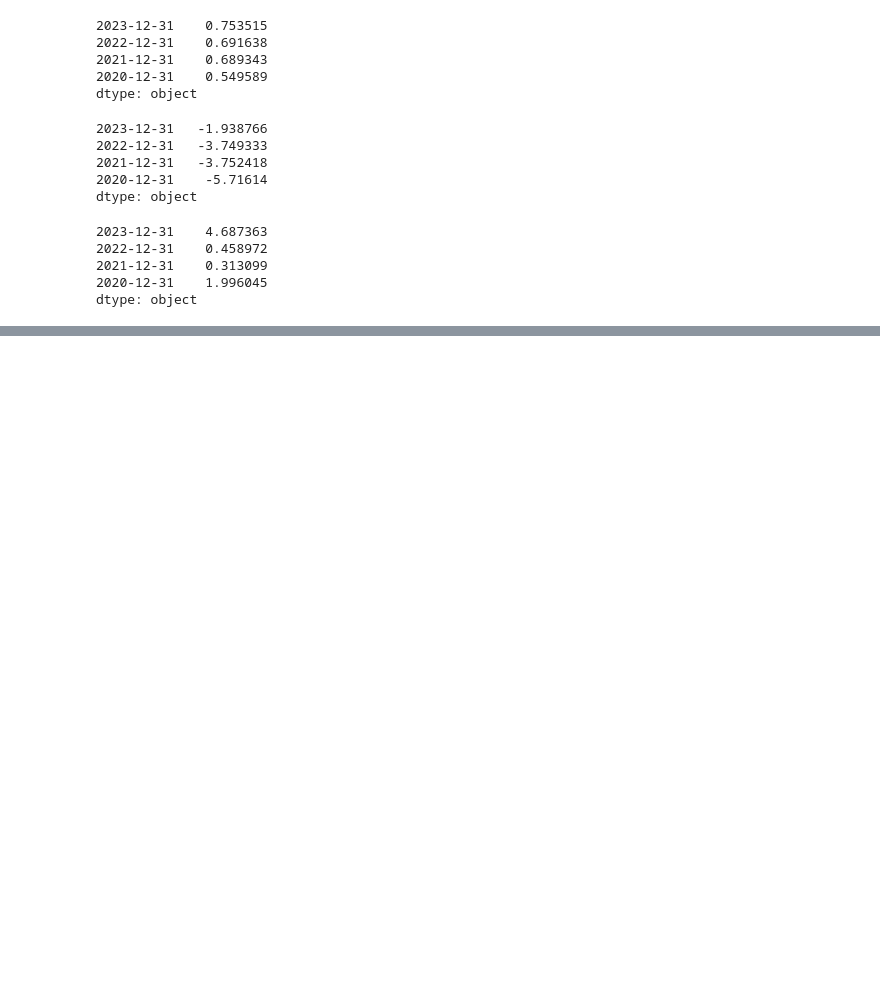
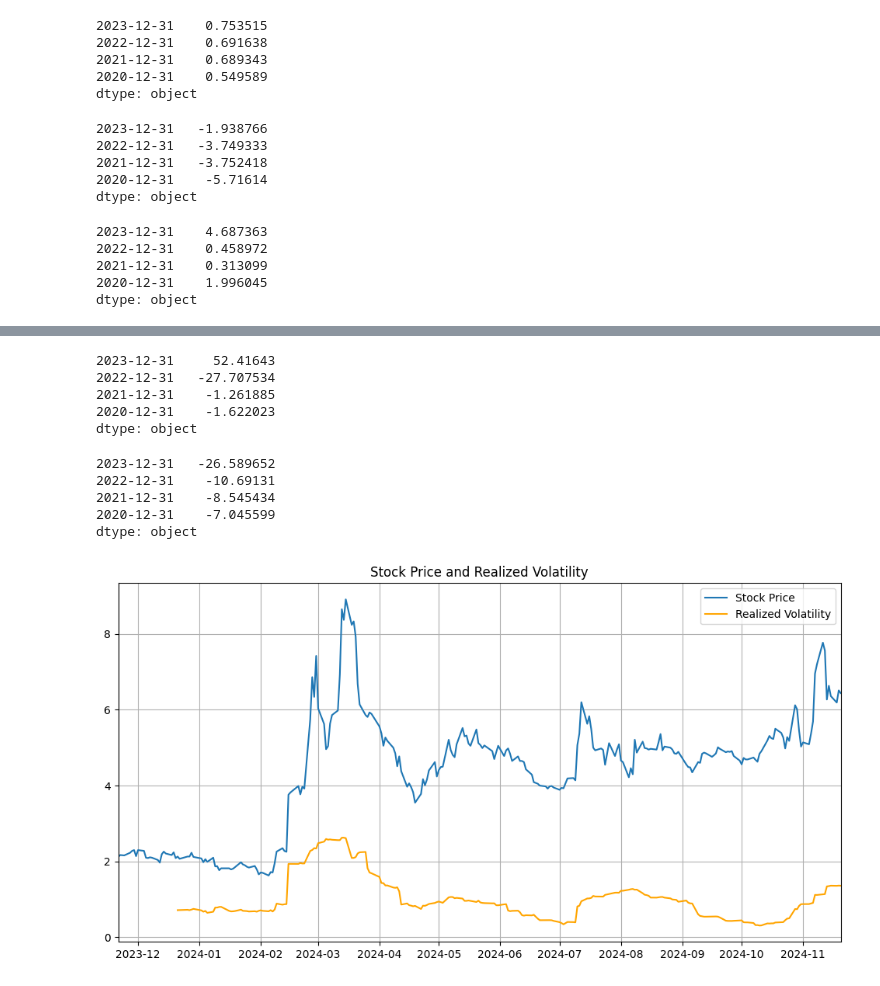
Before and after one commit to solidliquidity/investing, a Jupyter notebook: test.ipynb, the cells around one changed output, grey strips where cells are left out. Drawn from its saved outputs; the diff is of its cells as text; code cells hidden in the pictures; blank space fills up the shorter version.

```diff
--- a/test.ipynb
+++ b/test.ipynb
@@ -286,0 +213,37 @@ Net Income From Continuing Operations          -79540000.0 -74407000.0
+# %%
+SOUN.ValuationMetrics(SOUN.financials).price_to_book()
+# %% [output]
+2023-12-31     52.41643
+2022-12-31   -27.707534
+2021-12-31    -1.261885
+2020-12-31    -1.622023
+dtype: object
+# %%
+SOUN.ValuationMetrics(SOUN.financials).ev_to_ebitda()
+# %% [output]
+2023-12-31   -26.589652
+2022-12-31    -10.69131
+2021-12-31    -8.545434
+2020-12-31    -7.045599
+dtype: object
+# %%
+price_history = company.history(period="1y")
+# %%
+import numpy as np
+
+price_history["Log Returns"] = np.log(price_history["Close"] / price_history["Close"].shift(1))
+# %%
+price_history["Realized Volatility"] = price_history["Log Returns"].rolling(window=21).std() * np.sqrt(252)  # 21-day window (1 month)
+# %%
+import matplotlib.pyplot as plt
+
+plt.figure(figsize=(12, 6))
+plt.plot(price_history.index, price_history["Close"], label="Stock Price")
+plt.plot(price_history.index, price_history["Realized Volatility"], label="Realized Volatility", color="orange")
+plt.title("Stock Price and Realized Volatility")
+plt.legend()
+plt.grid()
+plt.xlim(left=price_history.index[0], right=price_history.index[-1])
+plt.show()
+# %% [output]
+[figure, added]
```
Also changed, not shown: parts of 21 cells of this notebook.
